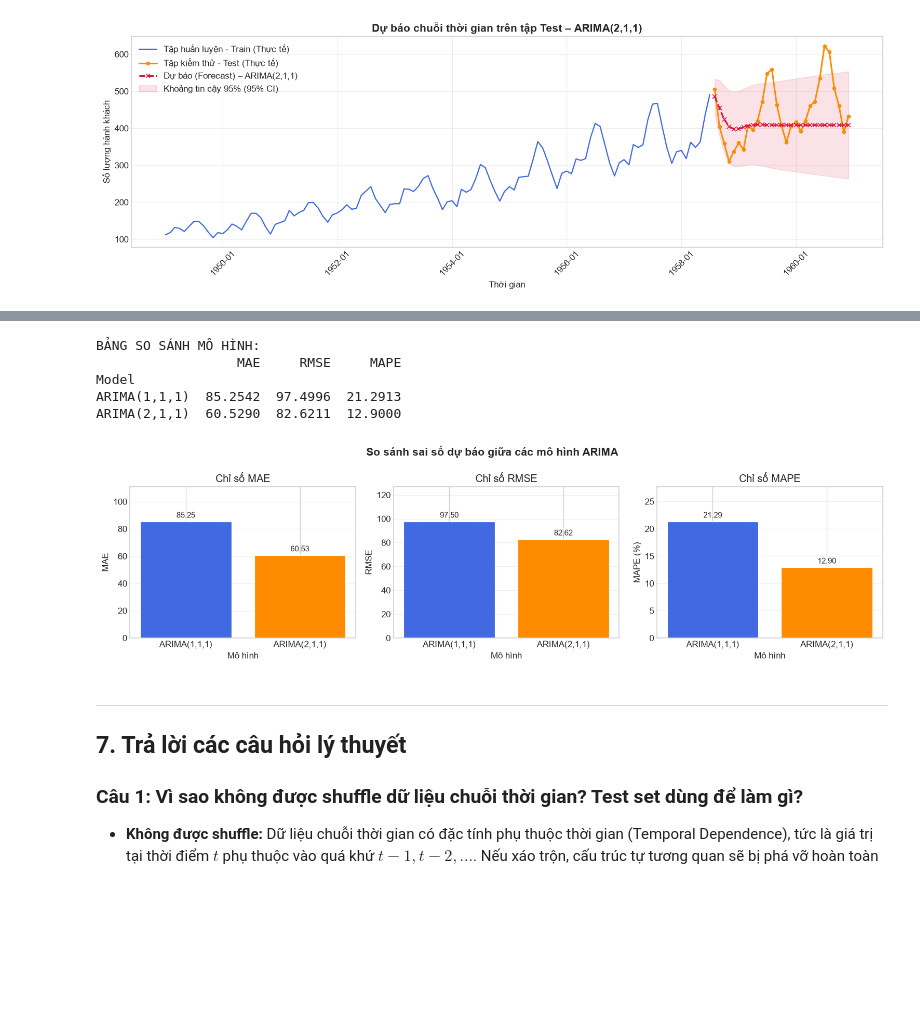
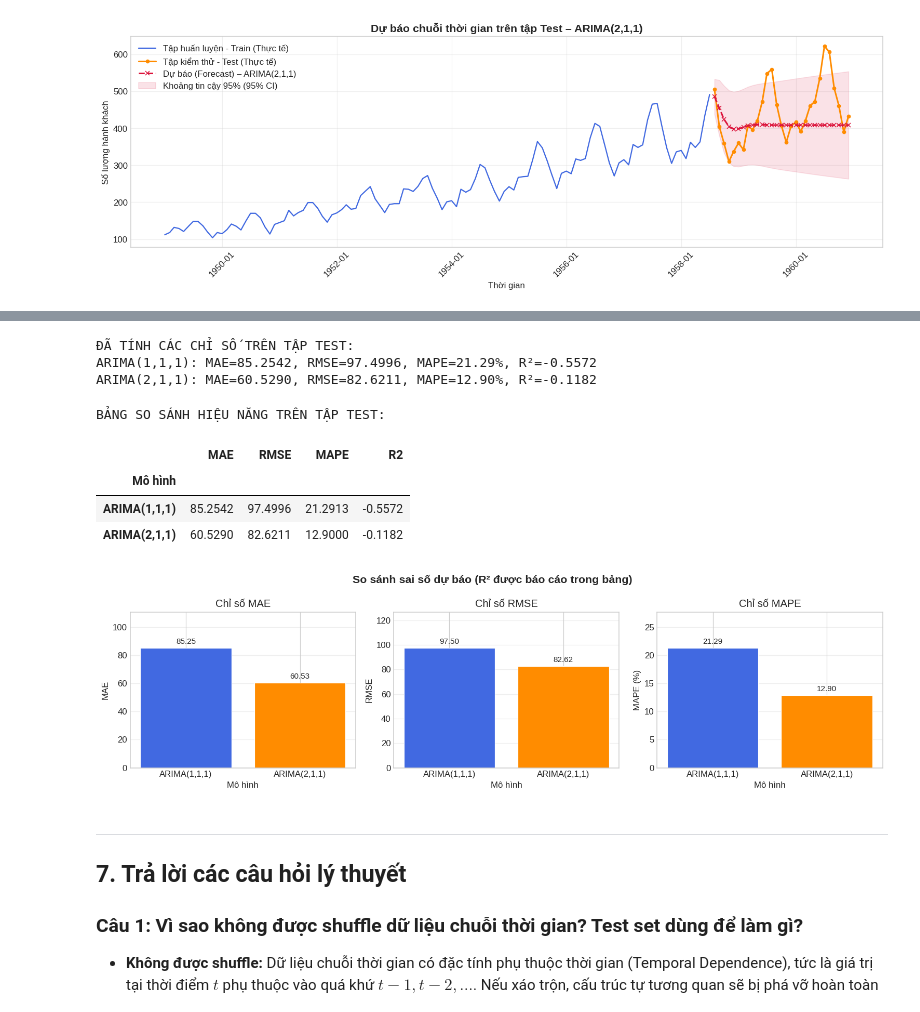
Before and after one commit to OrangkillEmily/Lab_TimeSeries, a Jupyter notebook: notebooks/lab02/bai5_ARIMA.ipynb, the cells around one changed output, grey strips where cells are left out. Saved outputs shown, nothing was run; the diff lists cells and outputs as text; code cells hidden in the pictures; blank space fills up the shorter version.

```diff
--- a/notebooks/lab02/bai5_ARIMA.ipynb
+++ b/notebooks/lab02/bai5_ARIMA.ipynb
@@ -378,35 +343,83 @@ metrics_211 = evaluate_model(test, forecast_211, model_name='ARIMA(2,1,1)')
+# %%
+# Tính đầy đủ MAE, RMSE, MAPE và R² trên tập Test bằng NumPy.
+# Không cần cài scikit-learn.
+from IPython.display import display
+
+y_true = np.asarray(test, dtype=float).reshape(-1)
+y_pred_111 = np.asarray(forecast_111, dtype=float).reshape(-1)
+y_pred_211 = np.asarray(forecast_211, dtype=float).reshape(-1)
+
+def tinh_chi_so(y_true, y_pred):
+    if len(y_true) != len(y_pred):
+        raise ValueError(
+            f"Số mẫu thực tế ({len(y_true)}) khác số mẫu dự báo ({len(y_pred)})."
+        )
+
+    sai_so = y_true - y_pred
+    mae = np.mean(np.abs(sai_so))
+    rmse = np.sqrt(np.mean(sai_so ** 2))
+
+    # MAPE chỉ tính trên các giá trị thực tế khác 0.
+    mask = y_true != 0
+    mape = np.mean(np.abs(sai_so[mask] / y_true[mask])) * 100 if np.any(mask) else np.nan
+
+    ss_res = np.sum(sai_so ** 2)
+    ss_tot = np.sum((y_true - np.mean(y_true)) ** 2)
+    r2 = 1 - ss_res / ss_tot if ss_tot != 0 else np.nan
+
+    return {'MAE': mae, 'RMSE': rmse, 'MAPE': mape, 'R2': r2}
+
+# Tạo lại hai bộ chỉ số để các bảng bên dưới luôn có dữ liệu.
+metrics_111 = tinh_chi_so(y_true, y_pred_111)
+metrics_211 = tinh_chi_so(y_true, y_pred_211)
+
+print('ĐÃ TÍNH CÁC CHỈ SỐ TRÊN TẬP TEST:')
+print(f"ARIMA(1,1,1): MAE={metrics_111['MAE']:.4f}, "
+      f"RMSE={metrics_111['RMSE']:.4f}, MAPE={metrics_111['MAPE']:.2f}%, "
+      f"R²={metrics_111['R2']:.4f}")
+print(f"ARIMA(2,1,1): MAE={metrics_211['MAE']:.4f}, "
+      f"RMSE={metrics_211['RMSE']:.4f}, MAPE={metrics_211['MAPE']:.2f}%, "
+      f"R²={metrics_211['R2']:.4f}")
+# %% [output]
+ĐÃ TÍNH CÁC CHỈ SỐ TRÊN TẬP TEST:
+ARIMA(1,1,1): MAE=85.2542, RMSE=97.4996, MAPE=21.29%, R²=-0.5572
+ARIMA(2,1,1): MAE=60.5290, RMSE=82.6211, MAPE=12.90%, R²=-0.1182
 # %%
-# Bảng so sánh tổng hợp hiệu năng giữa 2 mô hình
+# Bảng so sánh tổng hợp hiệu năng giữa 2 mô hình, bao gồm R²
 all_metrics = {'ARIMA(1,1,1)': metrics_111, 'ARIMA(2,1,1)': metrics_211}
-comparison_df = compare_models(all_metrics)
+comparison_df = pd.DataFrame(all_metrics).T[['MAE', 'RMSE', 'MAPE', 'R2']].round(4)
+comparison_df.index.name = 'Mô hình'
+
+print('BẢNG SO SÁNH HIỆU NĂNG TRÊN TẬP TEST:')
+display(comparison_df)
 # %% [output]
-BẢNG SO SÁNH MÔ HÌNH:
-                  MAE     RMSE     MAPE
-Model
-ARIMA(1,1,1)  85.2542  97.4996  21.2913
-ARIMA(2,1,1)  60.5290  82.6211  12.9000
+BẢNG SO SÁNH HIỆU NĂNG TRÊN TẬP TEST:
+|  | MAE | RMSE | MAPE | R2 |
+| Mô hình |  |  |  |  |
+| ARIMA(1,1,1) | 85.2542 | 97.4996 | 21.2913 | -0.5572 |
+| ARIMA(2,1,1) | 60.5290 | 82.6211 | 12.9000 | -0.1182 |
 # %%
 # Biểu đồ cột so sánh các chỉ số sai số MAE / RMSE / MAPE
 fig, axes = plt.subplots(1, 3, figsize=(14, 4))
-fig.suptitle('So sánh sai số dự báo giữa các mô hình ARIMA', fontsize=14, fontweight='bold')
+fig.suptitle('So sánh sai số dự báo (R² được báo cáo trong bảng)', fontsize=14, fontweight='bold')
 
 colors = ['royalblue', 'darkorange']
 models = list(all_metrics.keys())
 
 for ax, metric in zip(axes, ['MAE', 'RMSE', 'MAPE']):
     vals = [all_metrics[m][metric] for m in models]
     bars = ax.bar(models, vals, color=colors, edgecolor='white', linewidth=0.8)
     ax.set_title(f'Chỉ số {metric}')
     ax.set_ylabel(metric + (' (%)' if metric == 'MAPE' else ''))
     ax.set_xlabel('Mô hình')
     ax.bar_label(bars, fmt='%.2f', padding=3, fontsize=10)
     ax.grid(True, alpha=0.3, axis='y')
     ax.set_ylim(0, max(vals) * 1.3)
 
 plt.tight_layout()
 plt.show()
 # %% [output]
-[figure, old version]
+[figure, new version]
 # %% [markdown]
 ---
 ## 7. Trả lời các câu hỏi lý thuyết
```
Also changed, not shown: parts of 14 cells of this notebook.
